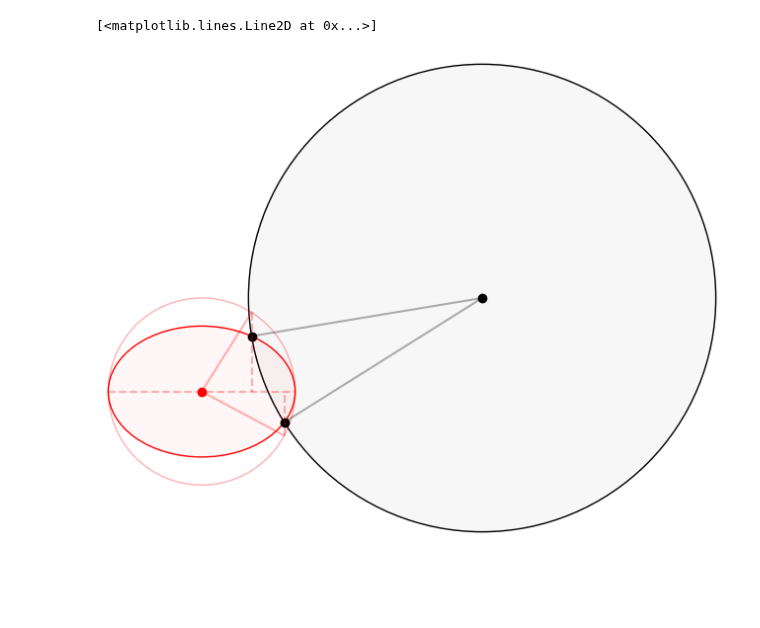
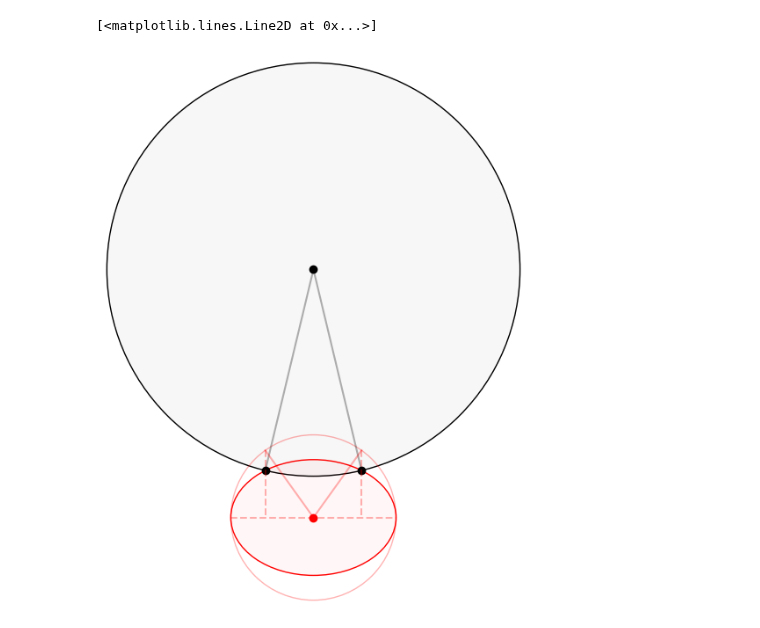
Before and after one commit to shishirdholakia/eclipsoid, a Jupyter notebook: notebooks/IntegralAngles.ipynb, the cells around one changed output. Saved outputs shown, nothing was run; the diff lists cells and outputs as text; code cells hidden in the pictures; blank space fills up the shorter version.

```diff
--- a/notebooks/IntegralAngles.ipynb
+++ b/notebooks/IntegralAngles.ipynb
@@ -36,35 +36,35 @@ def draw_oblate(b, xo, yo, ro):
 # %%
 ro = 0.4
 b = 1-0.3 # (b=1-f)
-xo = -1.2
-yo = -0.4 #division by 0 error if 0
+xo = 0.0
+yo = -1.2 #division by 0 error if 0
 
 x_real, y_real = intersection_points(b, xo, yo, ro)
 
 ax = draw_oblate(b, xo, yo, ro)
 ax.plot(x_real,y_real, 'ko')
 
 xi = np.arctan2(y_real,x_real)
 ax.plot([0,np.cos(xi[0])],[0,np.sin(xi[0])], 'k-', alpha=0.3)
 ax.plot([0,np.cos(xi[1])],[0,np.sin(xi[1])], 'k-', alpha=0.3)
 
 #add the circle bounding the planet to help parametrize the angle phi
 anomaly = Circle((xo, yo), ro, fill=False, color='r', alpha=0.3)
 ax.add_artist(anomaly)
 
 #horizontal line along the major axis
 ax.plot([xo-ro,xo+ro],[yo,yo],'r--',alpha=0.3)
 
 #arctan of y *on the circle circumscribing the occcultor ellipse* to x on the ellipse (drops straight down)
 phi = np.arctan2(np.sqrt(ro**2-(x_real-xo)**2),x_real-xo)*np.sign(np.arctan2(y_real-yo,x_real-xo))
 
 #plot the phi angle (parametrized like eccentric anomaly)
 ax.plot([xo,xo+ro*np.cos(phi[0])],[yo,yo+ro*np.sin(phi[0])], 'r-', alpha=0.3)
 ax.plot([xo,xo+ro*np.cos(phi[1])],[yo,yo+ro*np.sin(phi[1])], 'r-', alpha=0.3)
 
 #plot the line down to the major axis
 ax.plot([xo+ro*np.cos(phi[0]), xo+ro*np.cos(phi[0])],[yo+ro*np.sin(phi[0]), yo], 'r--', alpha=0.3)
 ax.plot([xo+ro*np.cos(phi[1]), xo+ro*np.cos(phi[1])],[yo+ro*np.sin(phi[1]), yo], 'r--', alpha=0.3)
 # %% [output]
 [<matplotlib.lines.Line2D at 0x...>]
-[figure, old version]
+[figure, new version]
```
Also changed, not shown: parts of 2 cells of this notebook.
